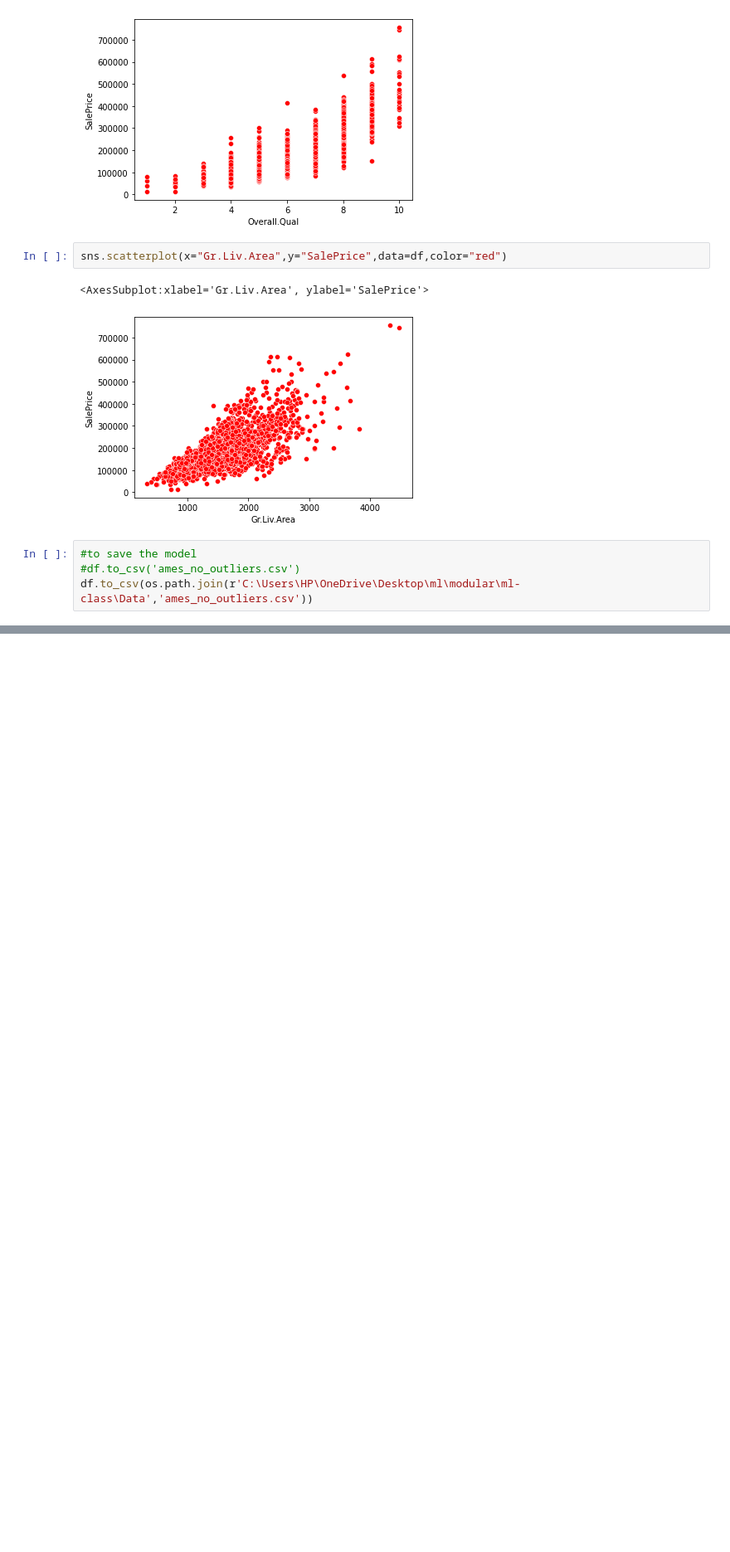
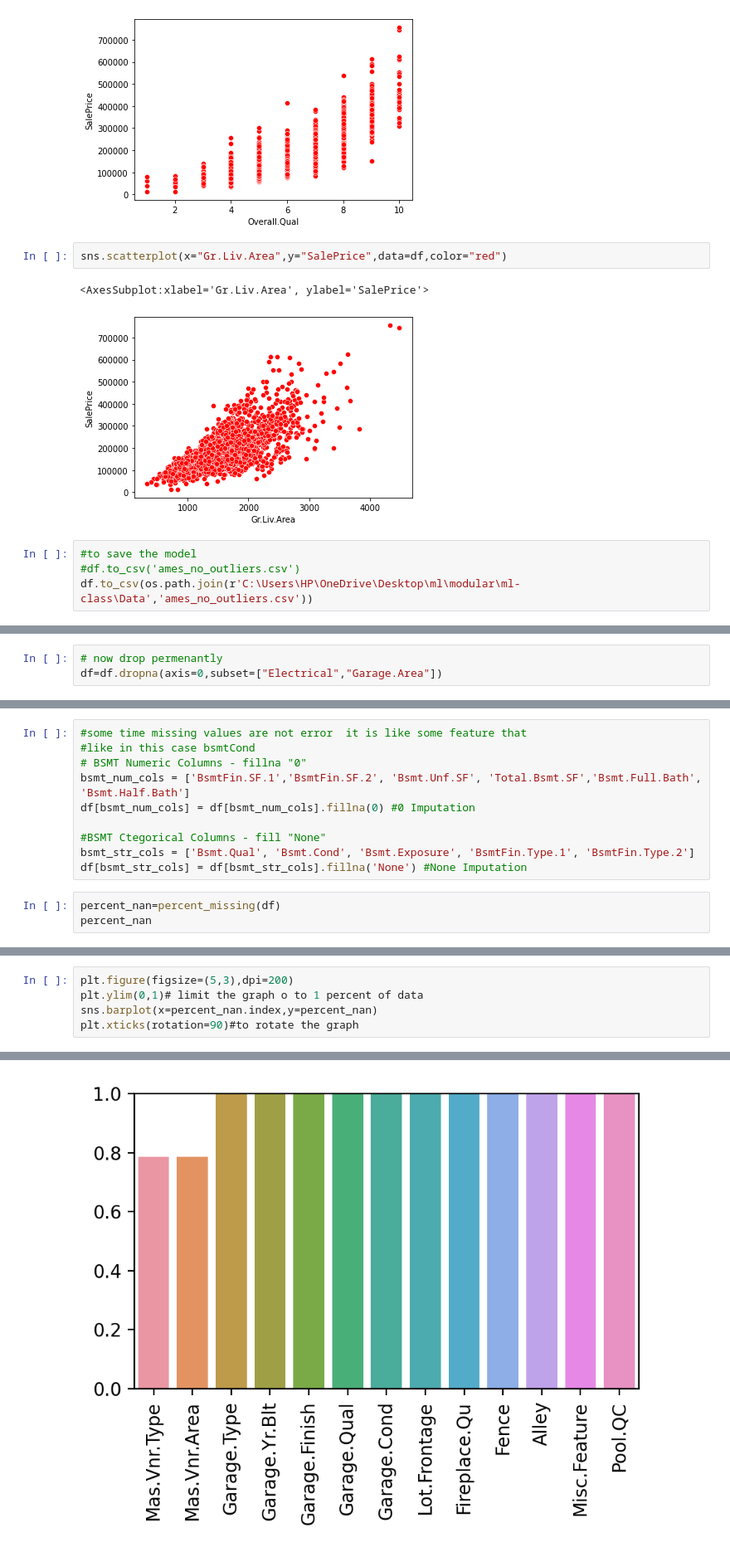
Before and after one commit to Prikshit7766/ml-class, a Jupyter notebook: outliers/outliers.ipynb, the cells around one changed output, grey strips where cells are left out. Shown at 83% size. Drawn from its saved outputs; the diff is of its cells as text; blank space fills up the shorter version.

```diff
--- a/outliers/outliers.ipynb
+++ b/outliers/outliers.ipynb
@@ -230,0 +443,3 @@ df.to_csv(os.path.join(r'C:\Users\HP\OneDrive\Desktop\ml\modular\ml-class\Data',
+# %%
+# now drop permenantly
+df=df.dropna(axis=0,subset=["Electrical","Garage.Area"])
@@ -230,0 +491,13 @@ df.to_csv(os.path.join(r'C:\Users\HP\OneDrive\Desktop\ml\modular\ml-class\Data',
+# %%
+#some time missing values are not error  it is like some feature that
+#like in this case bsmtCond
+# BSMT Numeric Columns - fillna "0"
+bsmt_num_cols = ['BsmtFin.SF.1','BsmtFin.SF.2', 'Bsmt.Unf.SF', 'Total.Bsmt.SF','Bsmt.Full.Bath', 'Bsmt.Half.Bath']
+df[bsmt_num_cols] = df[bsmt_num_cols].fillna(0) #0 Imputation
+
+#BSMT Ctegorical Columns - fill "None"
+bsmt_str_cols = ['Bsmt.Qual', 'Bsmt.Cond', 'Bsmt.Exposure', 'BsmtFin.Type.1', 'BsmtFin.Type.2']
+df[bsmt_str_cols] = df[bsmt_str_cols].fillna('None') #None Imputation
+# %%
+percent_nan=percent_missing(df)
+percent_nan
@@ -230,0 +519,6 @@ df.to_csv(os.path.join(r'C:\Users\HP\OneDrive\Desktop\ml\modular\ml-class\Data',
+# %%
+plt.figure(figsize=(5,3),dpi=200)
+plt.ylim(0,1)# limit the graph o to 1 percent of data
+sns.barplot(x=percent_nan.index,y=percent_nan)
+plt.xticks(rotation=90)#to rotate the graph
+# %% [output]
@@ -230,0 +539 @@ df.to_csv(os.path.join(r'C:\Users\HP\OneDrive\Desktop\ml\modular\ml-class\Data',
+[figure, added]
```
Also changed, not shown: parts of 28 cells of this notebook.
